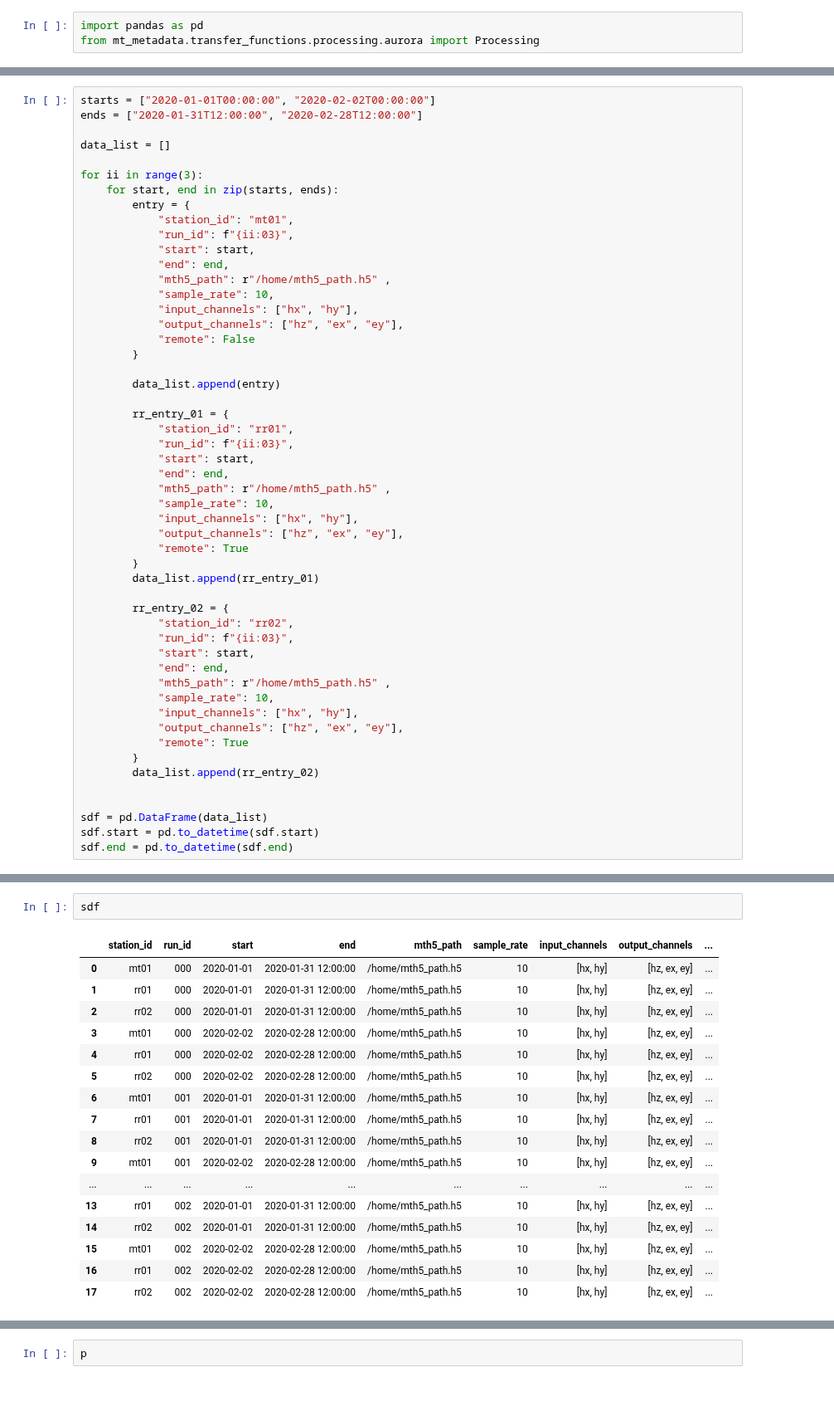
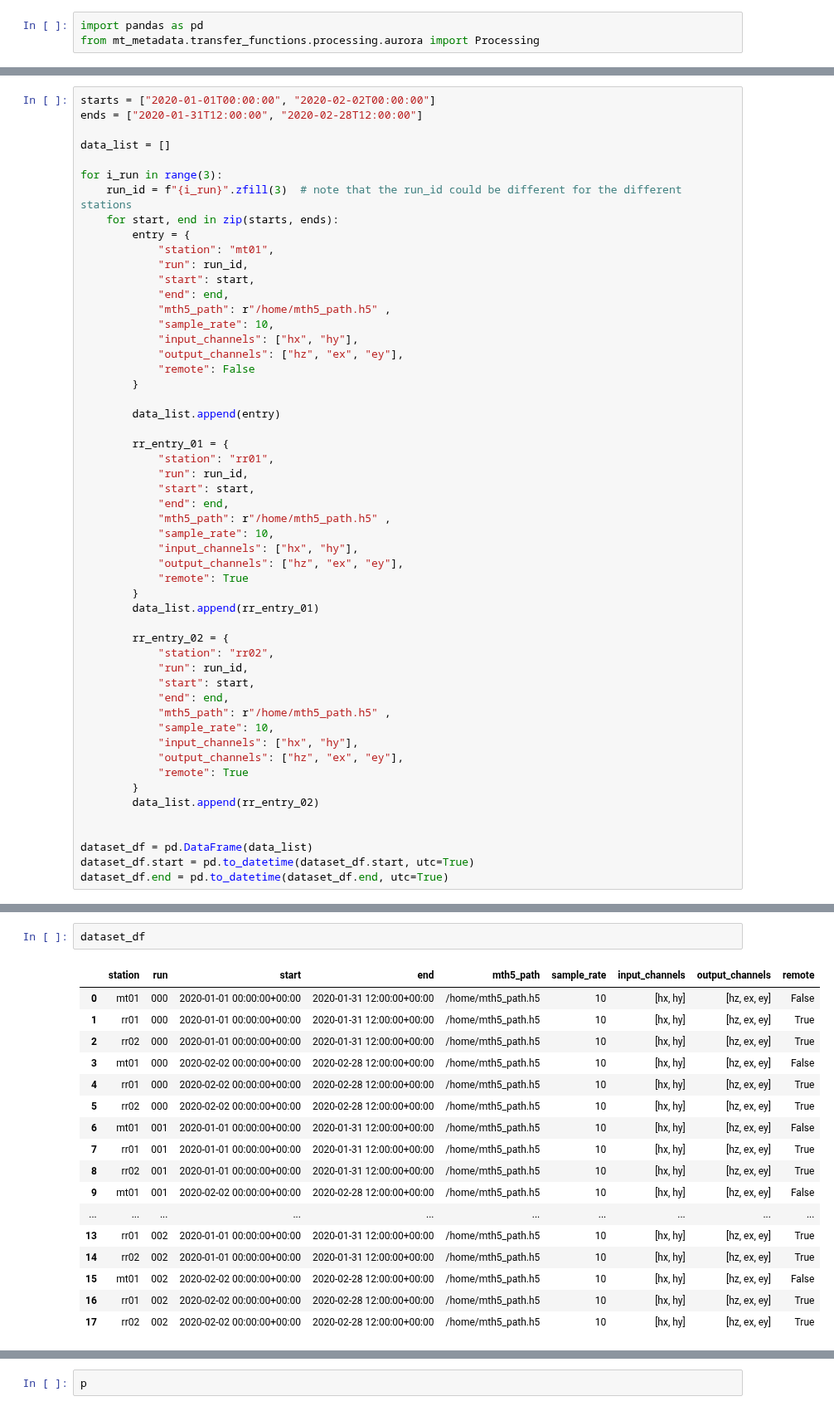
Before and after one commit to simpeg/aurora, a Jupyter notebook: docs/examples/dataset_definition.ipynb, the cells around one changed output, grey strips where cells are left out. Shown at 83% size. Drawn from its saved outputs; the diff is of its cells as text.

Commit message:
merge in dataset_definition.ipynb from patches

```diff
--- a/docs/examples/dataset_definition.ipynb
+++ b/docs/examples/dataset_definition.ipynb
@@ -11,11 +28,12 @@ ends = ["2020-01-31T12:00:00", "2020-02-28T12:00:00"]
 
 data_list = []
 
-for ii in range(3):
+for i_run in range(3):
+    run_id = f"{i_run}".zfill(3)  # note that the run_id could be different for the different stations
     for start, end in zip(starts, ends):
         entry = {
-            "station_id": "mt01",
-            "run_id": f"{ii:03}",
+            "station": "mt01",
+            "run": run_id,
             "start": start,
             "end": end,
             "mth5_path": r"/home/mth5_path.h5" ,
@@ -28,8 +46,8 @@ for ii in range(3):
         data_list.append(entry)
 
         rr_entry_01 = {
-            "station_id": "rr01",
-            "run_id": f"{ii:03}",
+            "station": "rr01",
+            "run": run_id,
             "start": start,
             "end": end,
             "mth5_path": r"/home/mth5_path.h5" ,
@@ -41,8 +59,8 @@ for ii in range(3):
         data_list.append(rr_entry_01)
 
         rr_entry_02 = {
-            "station_id": "rr02",
-            "run_id": f"{ii:03}",
+            "station": "rr02",
+            "run": run_id,
             "start": start,
             "end": end,
             "mth5_path": r"/home/mth5_path.h5" ,
@@ -54,6 +72,6 @@ for ii in range(3):
         data_list.append(rr_entry_02)
 
 
-sdf = pd.DataFrame(data_list)
-sdf.start = pd.to_datetime(sdf.start)
-sdf.end = pd.to_datetime(sdf.end)
+dataset_df = pd.DataFrame(data_list)
+dataset_df.start = pd.to_datetime(dataset_df.start, utc=True)
+dataset_df.end = pd.to_datetime(dataset_df.end, utc=True)
@@ -60,20 +80,20 @@ sdf.end = pd.to_datetime(sdf.end)
 # %%
-sdf
+dataset_df
 # %% [output]
-|  | station_id | run_id | start | end | mth5_path | sample_rate | input_channels | output_channels | ... |
-| 0 | mt01 | 000 | 2020-01-01 | 2020-01-31 12:00:00 | /home/mth5_path.h5 | 10 | [hx, hy] | [hz, ex, ey] | ... |
-| 1 | rr01 | 000 | 2020-01-01 | 2020-01-31 12:00:00 | /home/mth5_path.h5 | 10 | [hx, hy] | [hz, ex, ey] | ... |
-| 2 | rr02 | 000 | 2020-01-01 | 2020-01-31 12:00:00 | /home/mth5_path.h5 | 10 | [hx, hy] | [hz, ex, ey] | ... |
-| 3 | mt01 | 000 | 2020-02-02 | 2020-02-28 12:00:00 | /home/mth5_path.h5 | 10 | [hx, hy] | [hz, ex, ey] | ... |
-| 4 | rr01 | 000 | 2020-02-02 | 2020-02-28 12:00:00 | /home/mth5_path.h5 | 10 | [hx, hy] | [hz, ex, ey] | ... |
-| 5 | rr02 | 000 | 2020-02-02 | 2020-02-28 12:00:00 | /home/mth5_path.h5 | 10 | [hx, hy] | [hz, ex, ey] | ... |
-| 6 | mt01 | 001 | 2020-01-01 | 2020-01-31 12:00:00 | /home/mth5_path.h5 | 10 | [hx, hy] | [hz, ex, ey] | ... |
-| 7 | rr01 | 001 | 2020-01-01 | 2020-01-31 12:00:00 | /home/mth5_path.h5 | 10 | [hx, hy] | [hz, ex, ey] | ... |
-| 8 | rr02 | 001 | 2020-01-01 | 2020-01-31 12:00:00 | /home/mth5_path.h5 | 10 | [hx, hy] | [hz, ex, ey] | ... |
-| 9 | mt01 | 001 | 2020-02-02 | 2020-02-28 12:00:00 | /home/mth5_path.h5 | 10 | [hx, hy] | [hz, ex, ey] | ... |
+|  | station | run | start | end | mth5_path | sample_rate | input_channels | output_channels | remote |
+| 0 | mt01 | 000 | 2020-01-01 00:00:00+00:00 | 2020-01-31 12:00:00+00:00 | /home/mth5_path.h5 | 10 | [hx, hy] | [hz, ex, ey] | False |
+| 1 | rr01 | 000 | 2020-01-01 00:00:00+00:00 | 2020-01-31 12:00:00+00:00 | /home/mth5_path.h5 | 10 | [hx, hy] | [hz, ex, ey] | True |
+| 2 | rr02 | 000 | 2020-01-01 00:00:00+00:00 | 2020-01-31 12:00:00+00:00 | /home/mth5_path.h5 | 10 | [hx, hy] | [hz, ex, ey] | True |
+| 3 | mt01 | 000 | 2020-02-02 00:00:00+00:00 | 2020-02-28 12:00:00+00:00 | /home/mth5_path.h5 | 10 | [hx, hy] | [hz, ex, ey] | False |
+| 4 | rr01 | 000 | 2020-02-02 00:00:00+00:00 | 2020-02-28 12:00:00+00:00 | /home/mth5_path.h5 | 10 | [hx, hy] | [hz, ex, ey] | True |
+| 5 | rr02 | 000 | 2020-02-02 00:00:00+00:00 | 2020-02-28 12:00:00+00:00 | /home/mth5_path.h5 | 10 | [hx, hy] | [hz, ex, ey] | True |
+| 6 | mt01 | 001 | 2020-01-01 00:00:00+00:00 | 2020-01-31 12:00:00+00:00 | /home/mth5_path.h5 | 10 | [hx, hy] | [hz, ex, ey] | False |
+| 7 | rr01 | 001 | 2020-01-01 00:00:00+00:00 | 2020-01-31 12:00:00+00:00 | /home/mth5_path.h5 | 10 | [hx, hy] | [hz, ex, ey] | True |
+| 8 | rr02 | 001 | 2020-01-01 00:00:00+00:00 | 2020-01-31 12:00:00+00:00 | /home/mth5_path.h5 | 10 | [hx, hy] | [hz, ex, ey] | True |
+| 9 | mt01 | 001 | 2020-02-02 00:00:00+00:00 | 2020-02-28 12:00:00+00:00 | /home/mth5_path.h5 | 10 | [hx, hy] | [hz, ex, ey] | False |
 | ... | ... | ... | ... | ... | ... | ... | ... | ... | ... |
-| 13 | rr01 | 002 | 2020-01-01 | 2020-01-31 12:00:00 | /home/mth5_path.h5 | 10 | [hx, hy] | [hz, ex, ey] | ... |
-| 14 | rr02 | 002 | 2020-01-01 | 2020-01-31 12:00:00 | /home/mth5_path.h5 | 10 | [hx, hy] | [hz, ex, ey] | ... |
-| 15 | mt01 | 002 | 2020-02-02 | 2020-02-28 12:00:00 | /home/mth5_path.h5 | 10 | [hx, hy] | [hz, ex, ey] | ... |
-| 16 | rr01 | 002 | 2020-02-02 | 2020-02-28 12:00:00 | /home/mth5_path.h5 | 10 | [hx, hy] | [hz, ex, ey] | ... |
-| 17 | rr02 | 002 | 2020-02-02 | 2020-02-28 12:00:00 | /home/mth5_path.h5 | 10 | [hx, hy] | [hz, ex, ey] | ... |
+| 13 | rr01 | 002 | 2020-01-01 00:00:00+00:00 | 2020-01-31 12:00:00+00:00 | /home/mth5_path.h5 | 10 | [hx, hy] | [hz, ex, ey] | True |
+| 14 | rr02 | 002 | 2020-01-01 00:00:00+00:00 | 2020-01-31 12:00:00+00:00 | /home/mth5_path.h5 | 10 | [hx, hy] | [hz, ex, ey] | True |
+| 15 | mt01 | 002 | 2020-02-02 00:00:00+00:00 | 2020-02-28 12:00:00+00:00 | /home/mth5_path.h5 | 10 | [hx, hy] | [hz, ex, ey] | False |
+| 16 | rr01 | 002 | 2020-02-02 00:00:00+00:00 | 2020-02-28 12:00:00+00:00 | /home/mth5_path.h5 | 10 | [hx, hy] | [hz, ex, ey] | True |
+| 17 | rr02 | 002 | 2020-02-02 00:00:00+00:00 | 2020-02-28 12:00:00+00:00 | /home/mth5_path.h5 | 10 | [hx, hy] | [hz, ex, ey] | True |
```
Also changed, not shown: parts of 25 cells of this notebook.
